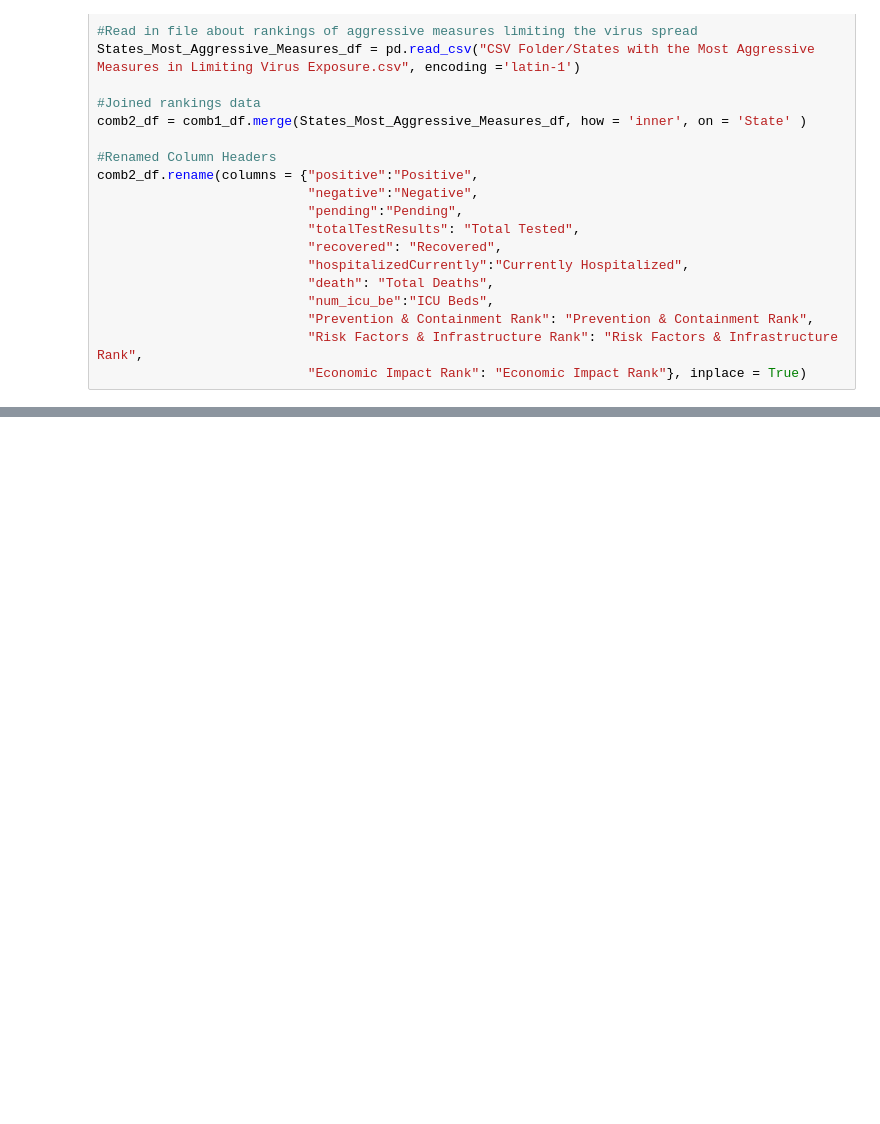
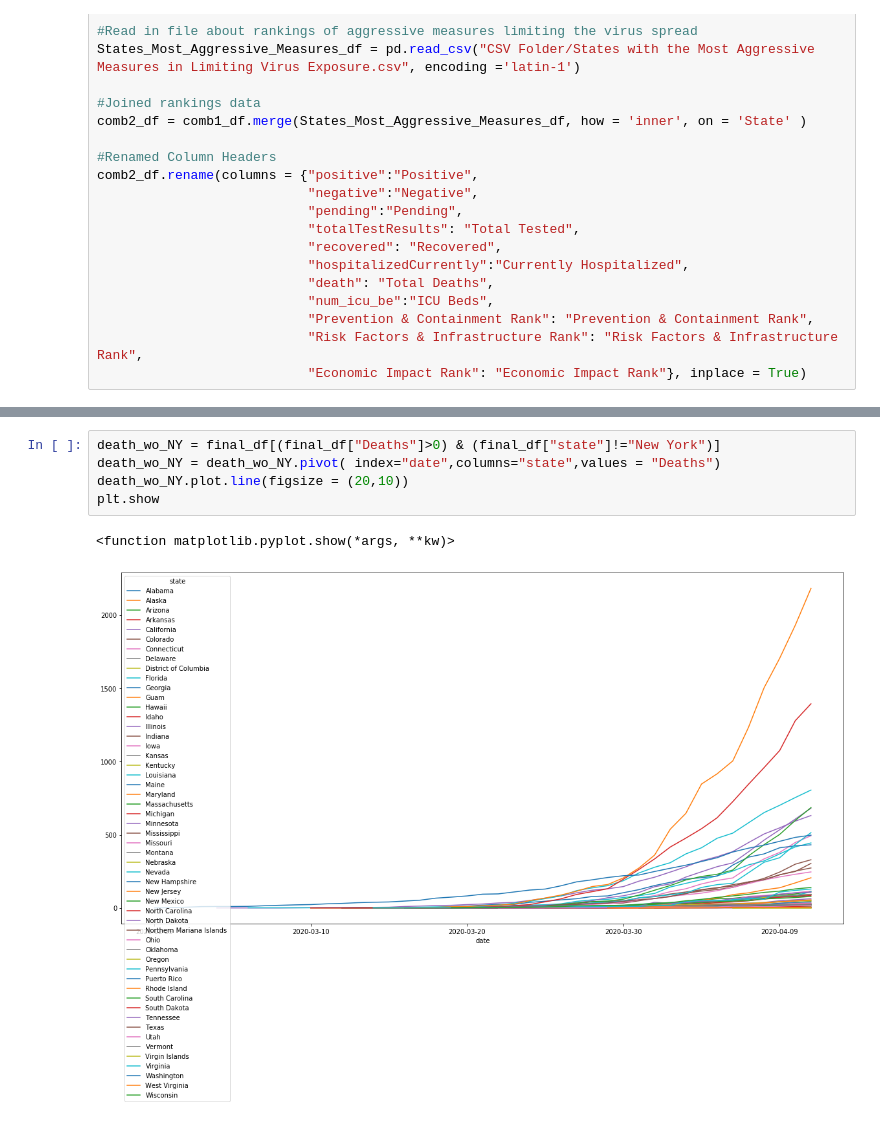
Before and after one commit to lmstevens/Group_Project_1, a Jupyter notebook: Jimmy_Graphics.ipynb, the cells around one changed output, grey strips where cells are left out. Cells and saved outputs as stored; diff of their text form; blank space fills up the shorter version.

```diff
--- a/Jimmy_Graphics.ipynb
+++ b/Jimmy_Graphics.ipynb
@@ -169,0 +215,8 @@ plt.tight_layout()
+# %%
+death_wo_NY = final_df[(final_df["Deaths"]>0) & (final_df["state"]!="New York")]
+death_wo_NY = death_wo_NY.pivot( index="date",columns="state",values = "Deaths")
+death_wo_NY.plot.line(figsize = (20,10))
+plt.show
+# %% [output]
+<function matplotlib.pyplot.show(*args, **kw)>
+[figure, added]
```
Also changed, not shown: parts of 17 cells of this notebook.
